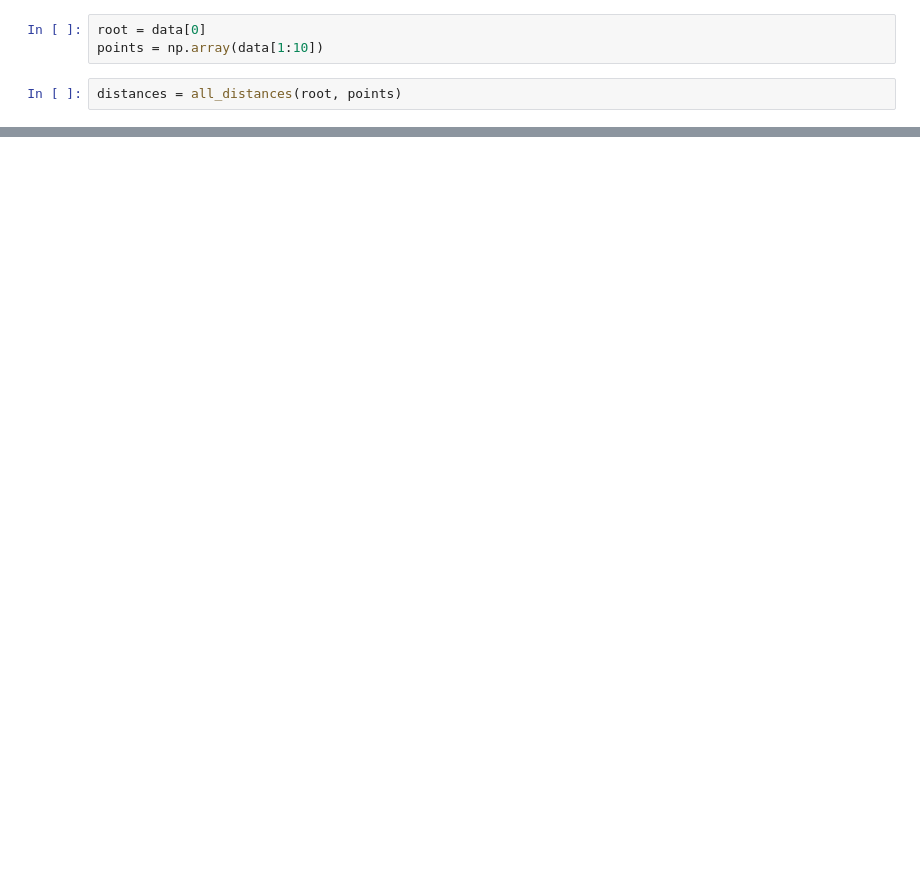
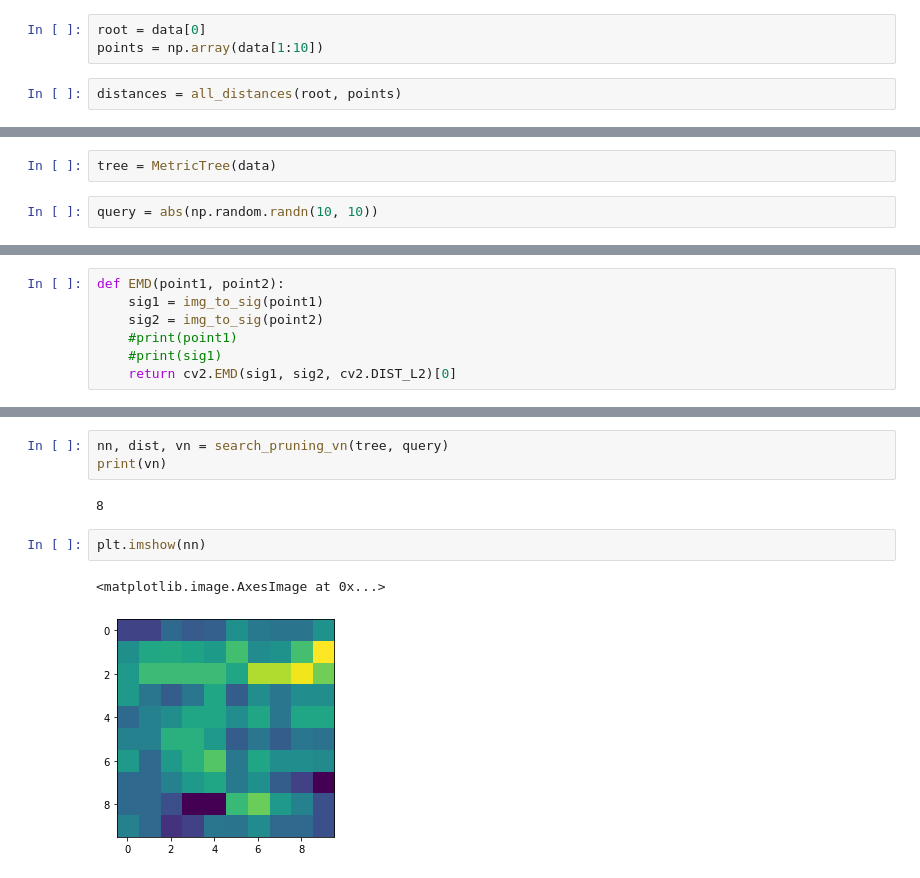
Before and after one commit to fdlci/FGMDA, a Jupyter notebook: question4.ipynb, the cells around one changed output, grey strips where cells are left out. Saved outputs shown, nothing was run; the diff lists cells and outputs as text; blank space fills up the shorter version.

Commit message:
added new version of metric tree

```diff
--- a/question4.ipynb
+++ b/question4.ipynb
@@ -71,0 +225,4 @@ print(distances)
+# %%
+tree = MetricTree(data)
+# %%
+query = abs(np.random.randn(10, 10))
@@ -71,0 +252,7 @@ print(distances)
+# %%
+def EMD(point1, point2):
+    sig1 = img_to_sig(point1)
+    sig2 = img_to_sig(point2)
+    #print(point1)
+    #print(sig1)
+    return cv2.EMD(sig1, sig2, cv2.DIST_L2)[0]
@@ -71,0 +307,10 @@ print(distances)
+# %%
+nn, dist, vn = search_pruning_vn(tree, query)
+print(vn)
+# %% [output]
+8
+# %%
+plt.imshow(nn)
+# %% [output]
+<matplotlib.image.AxesImage at 0x...>
+[figure, added]
```
Also changed, not shown: parts of 12 cells of this notebook.
